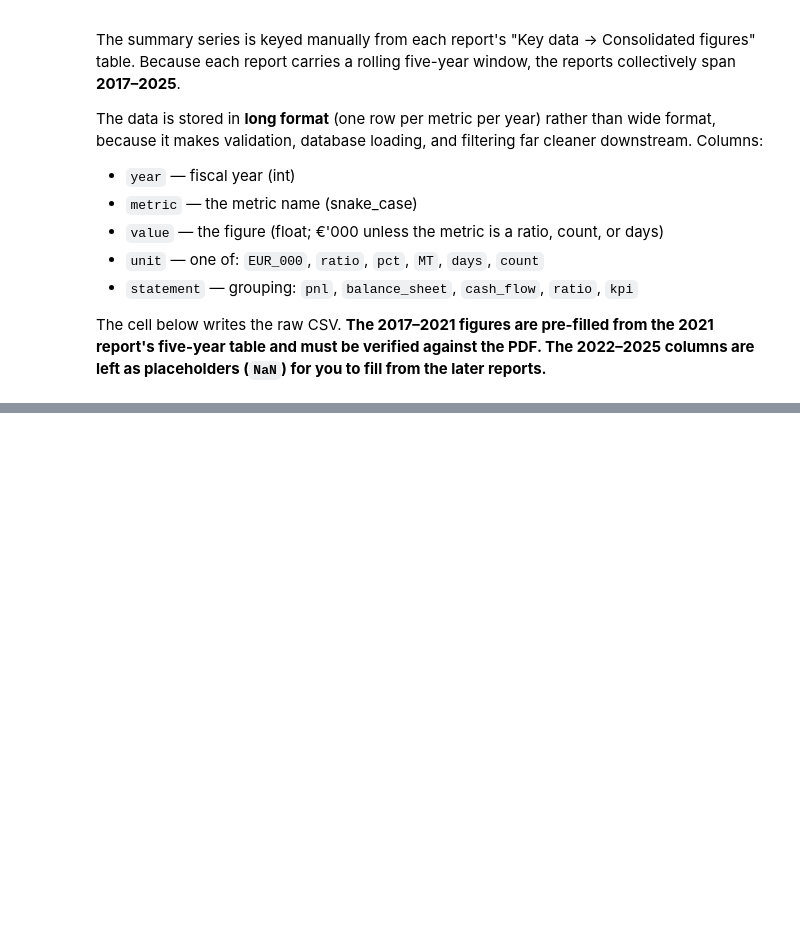
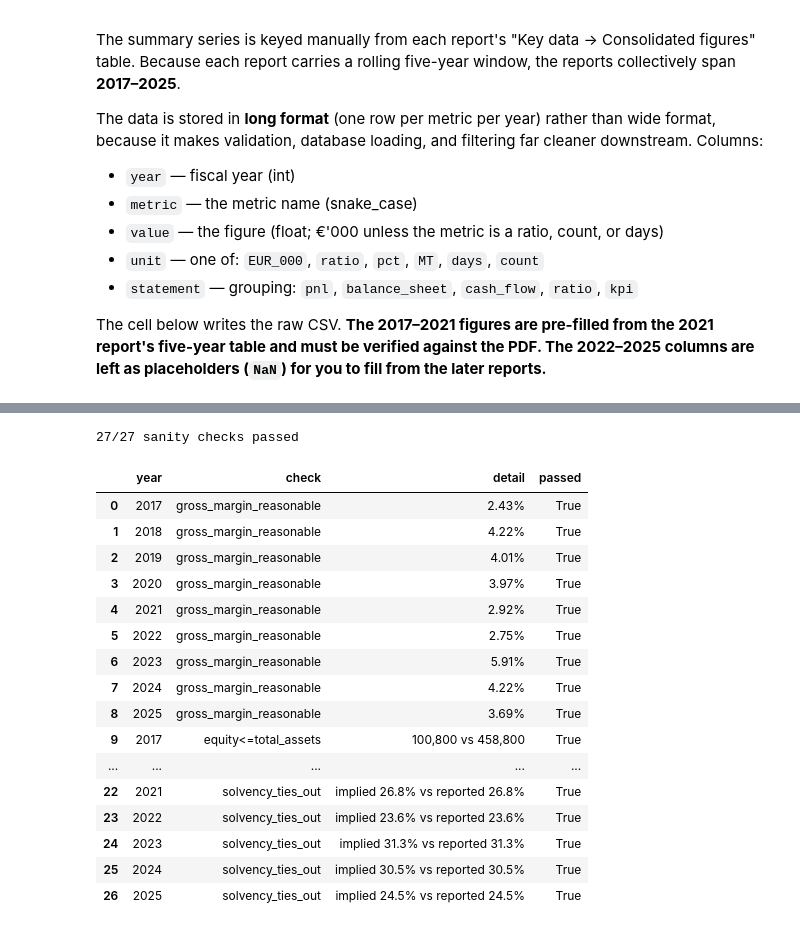
Before and after one commit to Aadhi0105/interfood-financial-analysis, a Jupyter notebook: notebooks/01_data_preparation.ipynb, the cells around one changed output, grey strips where cells are left out. Saved outputs shown, nothing was run; the diff lists cells and outputs as text; code cells hidden in the pictures; blank space fills up the shorter version.

```diff
--- a/notebooks/01_data_preparation.ipynb
+++ b/notebooks/01_data_preparation.ipynb
@@ -122,0 +213,49 @@ The `NaN`s are expected at this stage, not errors — the validation and complet
+# %%
+w = df.pivot(index="year", columns="metric", values="value")
+
+checks = []
+
+# 1. Gross operating income should be positive and well below sales
+for y in w.index:
+    s, g = w.loc[y, "sales"], w.loc[y, "gross_operating_income"]
+    if pd.notna(s) and pd.notna(g):
+        margin = g / s
+        ok = 0 < margin < 0.15   # trader margins are thin; >15% would be suspicious
+        checks.append((y, "gross_margin_reasonable", f"{margin:.2%}", ok))
+
+# 2. Equity should not exceed total assets
+for y in w.index:
+    e, ta = w.loc[y, "equity"], w.loc[y, "total_assets"]
+    if pd.notna(e) and pd.notna(ta):
+        checks.append((y, "equity<=total_assets", f"{e:,.0f} vs {ta:,.0f}", e <= ta))
+
+# 3. Solvency (equity/assets) should roughly match reported solvency_pct
+for y in w.index:
+    e, ta, sol = w.loc[y, "equity"], w.loc[y, "total_assets"], w.loc[y, "solvency_pct"]
+    if pd.notna(e) and pd.notna(ta) and pd.notna(sol):
+        implied = 100 * e / ta
+        ok = abs(implied - sol) < 3.0   # within 3pp (definitions vary slightly)
+        checks.append((y, "solvency_ties_out", f"implied {implied:.1f}% vs reported {sol:.1f}%", ok))
+
+checks_df = pd.DataFrame(checks, columns=["year", "check", "detail", "passed"])
+print(f"{checks_df['passed'].sum()}/{len(checks_df)} sanity checks passed\n")
+checks_df
+# %% [output]
+27/27 sanity checks passed
+|  | year | check | detail | passed |
+| 0 | 2017 | gross_margin_reasonable | 2.43% | True |
+| 1 | 2018 | gross_margin_reasonable | 4.22% | True |
+| 2 | 2019 | gross_margin_reasonable | 4.01% | True |
+| 3 | 2020 | gross_margin_reasonable | 3.97% | True |
+| 4 | 2021 | gross_margin_reasonable | 2.92% | True |
+| 5 | 2022 | gross_margin_reasonable | 2.75% | True |
+| 6 | 2023 | gross_margin_reasonable | 5.91% | True |
+| 7 | 2024 | gross_margin_reasonable | 4.22% | True |
+| 8 | 2025 | gross_margin_reasonable | 3.69% | True |
+| 9 | 2017 | equity<=total_assets | 100,800 vs 458,800 | True |
+| ... | ... | ... | ... | ... |
+| 22 | 2021 | solvency_ties_out | implied 26.8% vs reported 26.8% | True |
+| 23 | 2022 | solvency_ties_out | implied 23.6% vs reported 23.6% | True |
+| 24 | 2023 | solvency_ties_out | implied 31.3% vs reported 31.3% | True |
+| 25 | 2024 | solvency_ties_out | implied 30.5% vs reported 30.5% | True |
+| 26 | 2025 | solvency_ties_out | implied 24.5% vs reported 24.5% | True |
```
Also changed, not shown: parts of 7 cells of this notebook.
